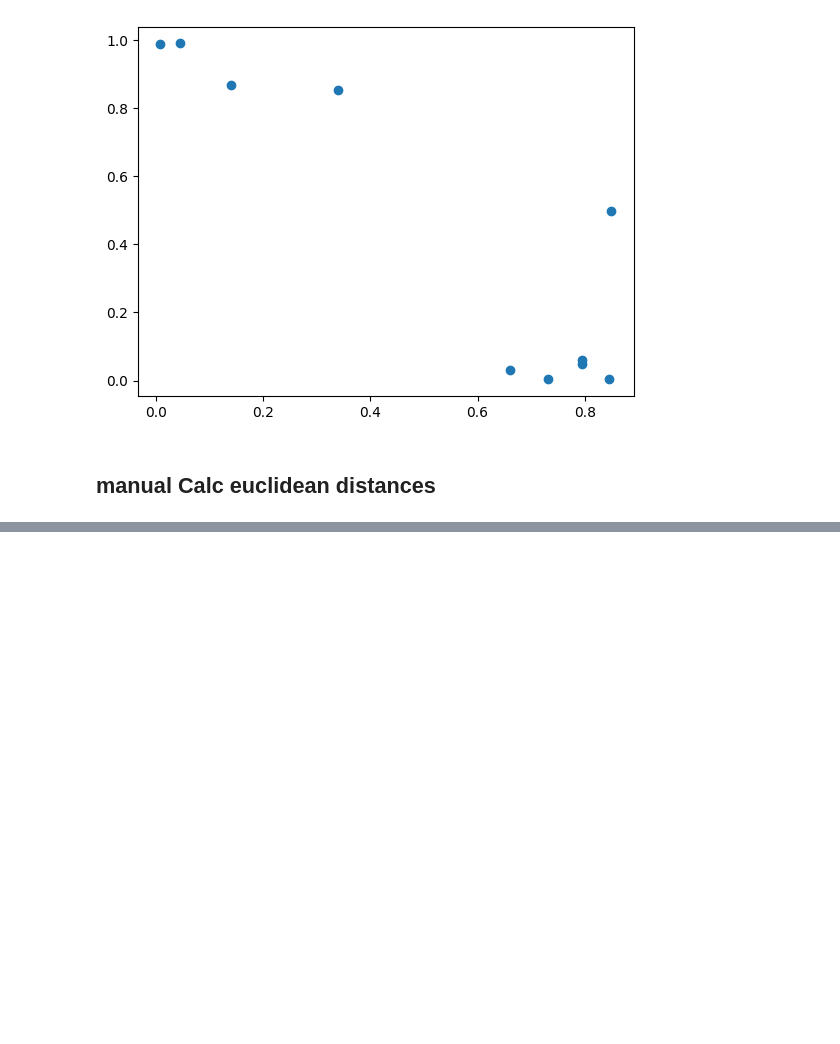
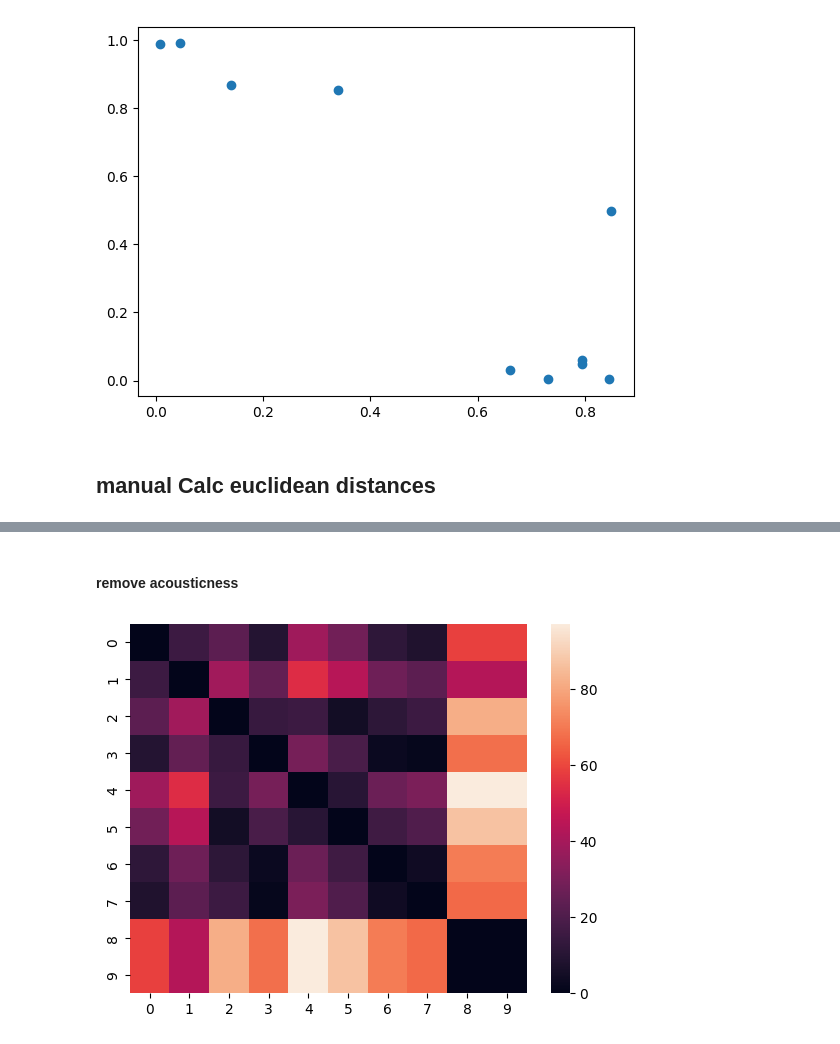
Before and after one commit to JacquelineBashta/ML_UnSupClust_KMean, a Jupyter notebook: euclidean_distances.ipynb, the cells around one changed output, grey strips where cells are left out. Cells and saved outputs as stored; diff of their text form; code cells hidden in the pictures; blank space fills up the shorter version.

```diff
--- a/euclidean_distances.ipynb
+++ b/euclidean_distances.ipynb
@@ -140,0 +157,7 @@ sns.heatmap(euclidean_df)
+# %% [markdown]
+#### remove acousticness
+# %%
+songs_red4_df = songs_red3_df.drop(["acousticness"],axis=1)
+sns.heatmap(pd.DataFrame(pairwise.euclidean_distances(songs_red4_df), index=song_red_df.index, columns=song_red_df.index));
+# %% [output]
+[figure, added]
```
Also changed, not shown: parts of 21 cells of this notebook, 1 other file.
